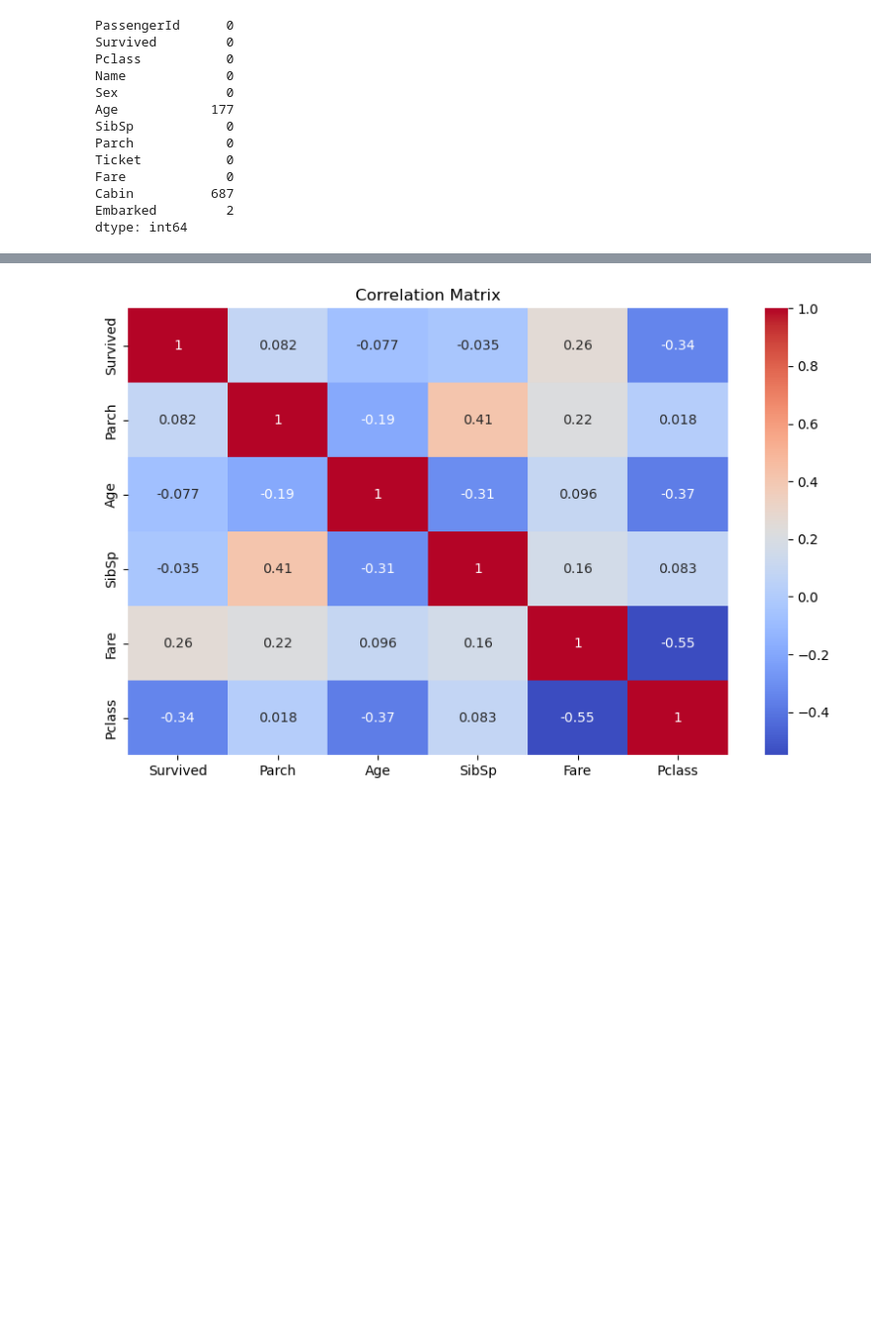
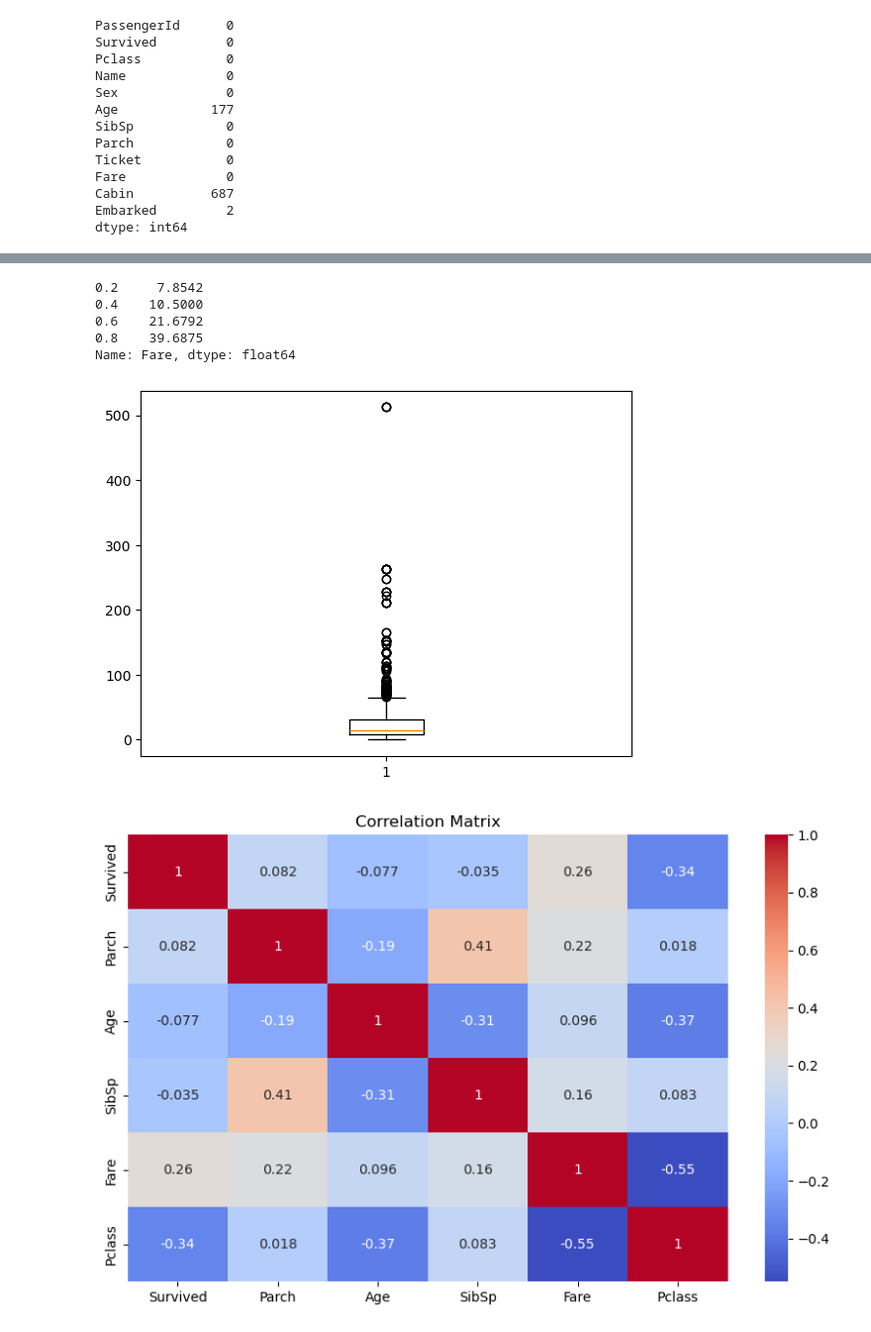
Before and after one commit to FellowOfYellow/TeamTanic, a Jupyter notebook: data.ipynb, the cells around one changed output, grey strips where cells are left out. Shown: that part at 99% size. Cells and saved outputs as stored; diff of their text form; code cells hidden in the pictures; blank space fills up the shorter version.

```diff
--- a/data.ipynb
+++ b/data.ipynb
@@ -76,3 +64,14 @@ Name: count, dtype: int64
+# %%
+print(df['Fare'].quantile([.2, .4, .6, .8]))
+plt.boxplot('Fare', data=df)
+plt.show()
+# %% [output]
+0.2     7.8542
+0.4    10.5000
+0.6    21.6792
+0.8    39.6875
+Name: Fare, dtype: float64
+[figure, added]
 # %%
 # correlation between numerical features
 plt.figure(figsize=(10, 6))
```
Also changed, not shown: parts of 3 cells of this notebook, 3 other files.
